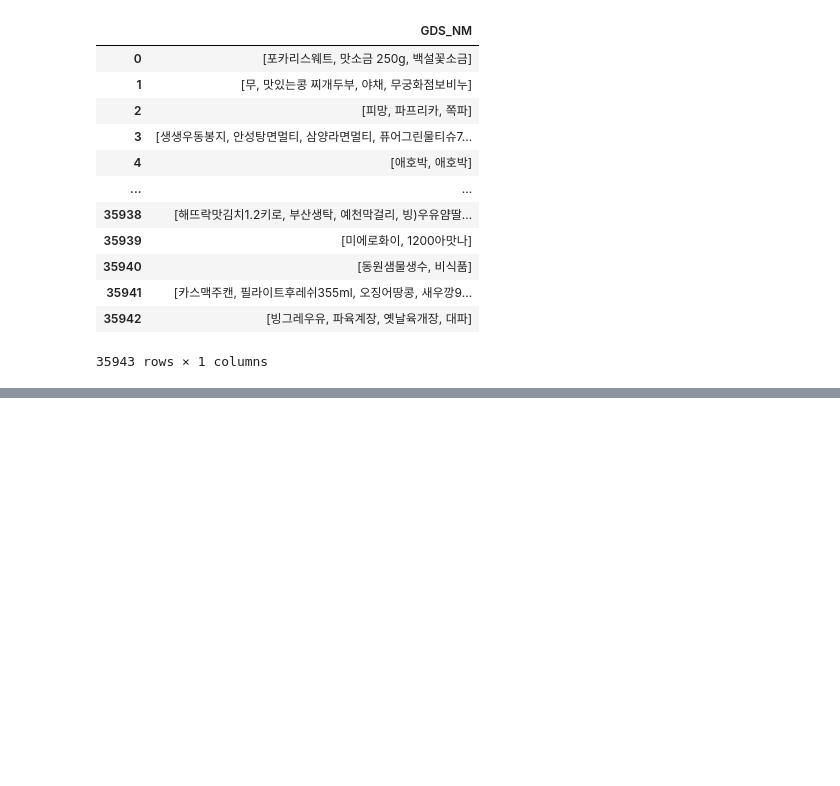
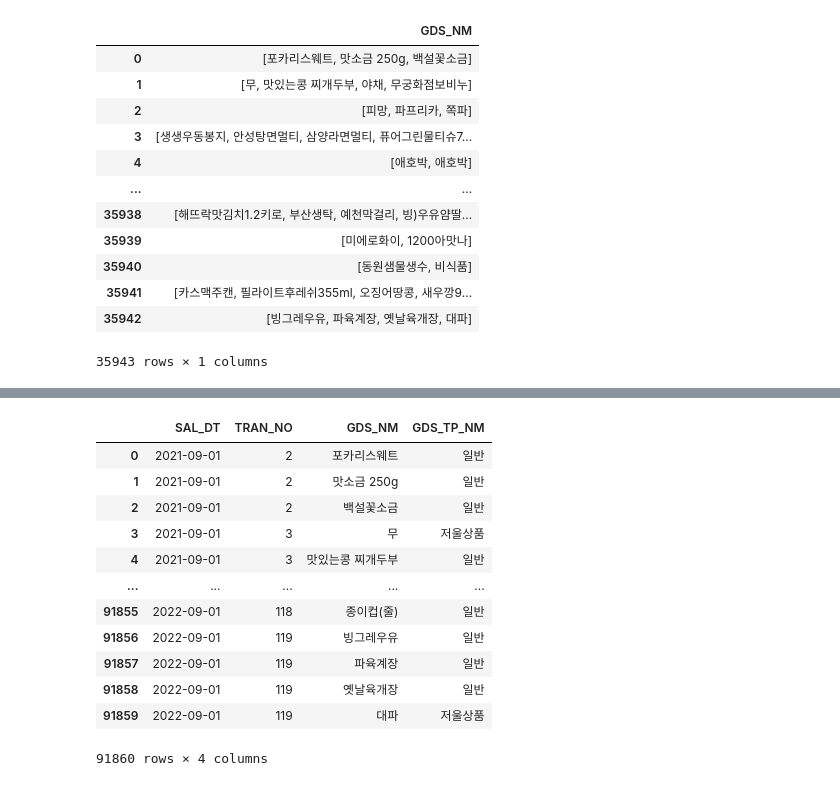
Before and after one commit to shinjangwoon/Store_Analysis, a Jupyter notebook: EDA/EDA_2.ipynb, the cells around one changed output, grey strips where cells are left out. Cells and saved outputs as stored; diff of their text form; code cells hidden in the pictures; blank space fills up the shorter version.

```diff
--- a/EDA/EDA_2.ipynb
+++ b/EDA/EDA_2.ipynb
@@ -259,0 +312,17 @@ dtl_NM_3
+# %%
+dtl_apri =dtl_mer_copy[['SAL_DT','TRAN_NO', 'GDS_NM', 'GDS_TP_NM']]
+dtl_apri
+# %% [output]
+|  | SAL_DT | TRAN_NO | GDS_NM | GDS_TP_NM |
+| 0 | 2021-09-01 | 2 | 포카리스웨트 | 일반 |
+| 1 | 2021-09-01 | 2 | 맛소금 250g | 일반 |
+| 2 | 2021-09-01 | 2 | 백설꽃소금 | 일반 |
+| 3 | 2021-09-01 | 3 | 무 | 저울상품 |
+| 4 | 2021-09-01 | 3 | 맛있는콩 찌개두부 | 일반 |
+| ... | ... | ... | ... | ... |
+| 91855 | 2022-09-01 | 118 | 종이컵(줄) | 일반 |
+| 91856 | 2022-09-01 | 119 | 빙그레우유 | 일반 |
+| 91857 | 2022-09-01 | 119 | 파육계장 | 일반 |
+| 91858 | 2022-09-01 | 119 | 옛날육개장 | 일반 |
+| 91859 | 2022-09-01 | 119 | 대파 | 저울상품 |
+91860 rows × 4 columns
```
Also changed, not shown: parts of 25 cells of this notebook.
